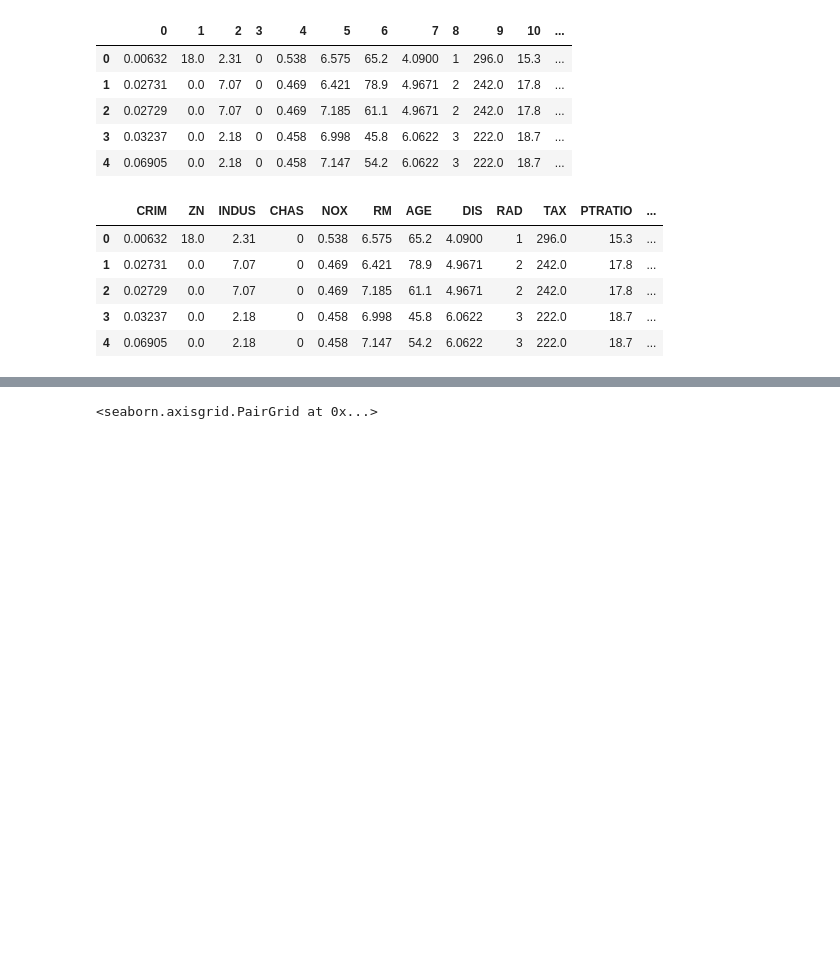
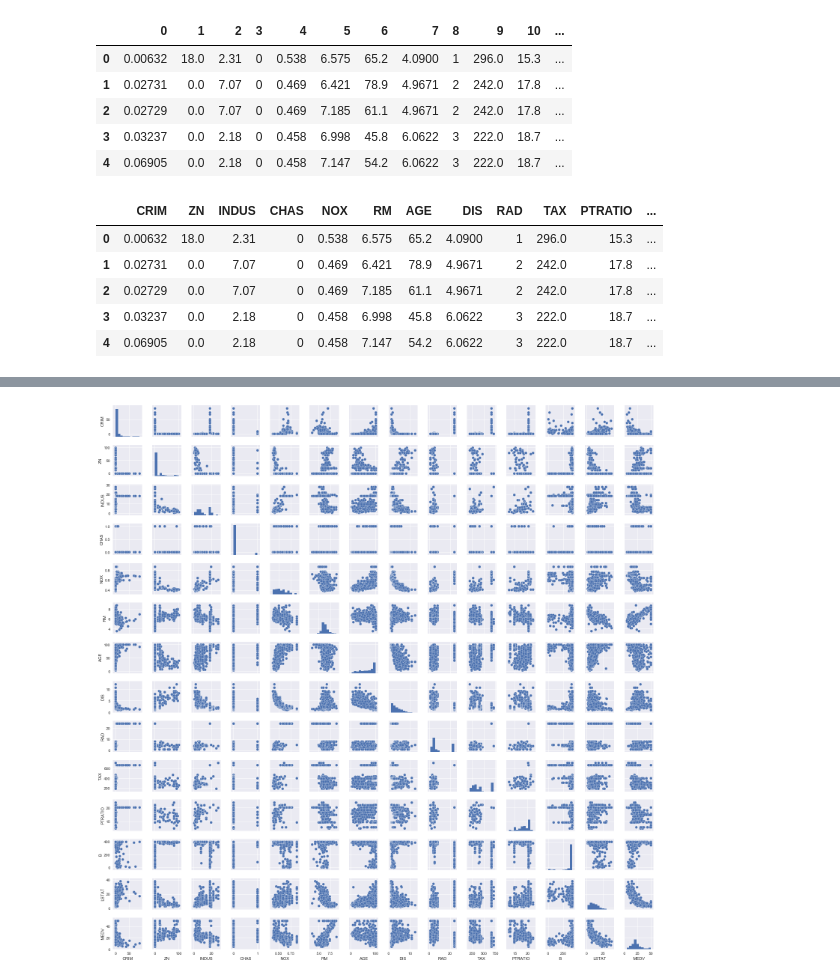
Before and after one commit to carotkut94/ML, a Jupyter notebook: HousingDataUCI.ipynb, the cells around one changed output, grey strips where cells are left out. Saved outputs shown, nothing was run; the diff lists cells and outputs as text; code cells hidden in the pictures; blank space fills up the shorter version.

```diff
--- a/HousingDataUCI.ipynb
+++ b/HousingDataUCI.ipynb
@@ -66,5 +66,6 @@ import matplotlib as plt
 import seaborn as sns
 # %%
-sns.pairplot(df, size=5)
+sns.pairplot(df, size=1.5)
+plt.show()
 # %% [output]
-<seaborn.axisgrid.PairGrid at 0x...>
+[figure, added]
```
Also changed, not shown: parts of 3 cells of this notebook.
